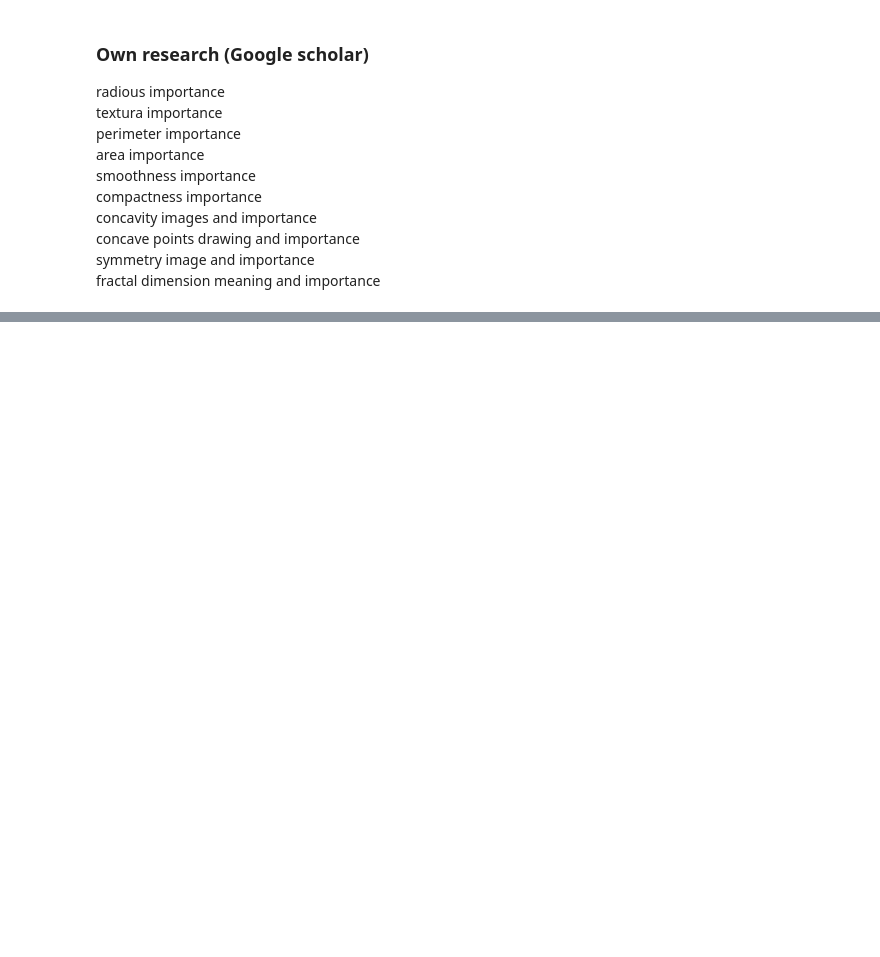
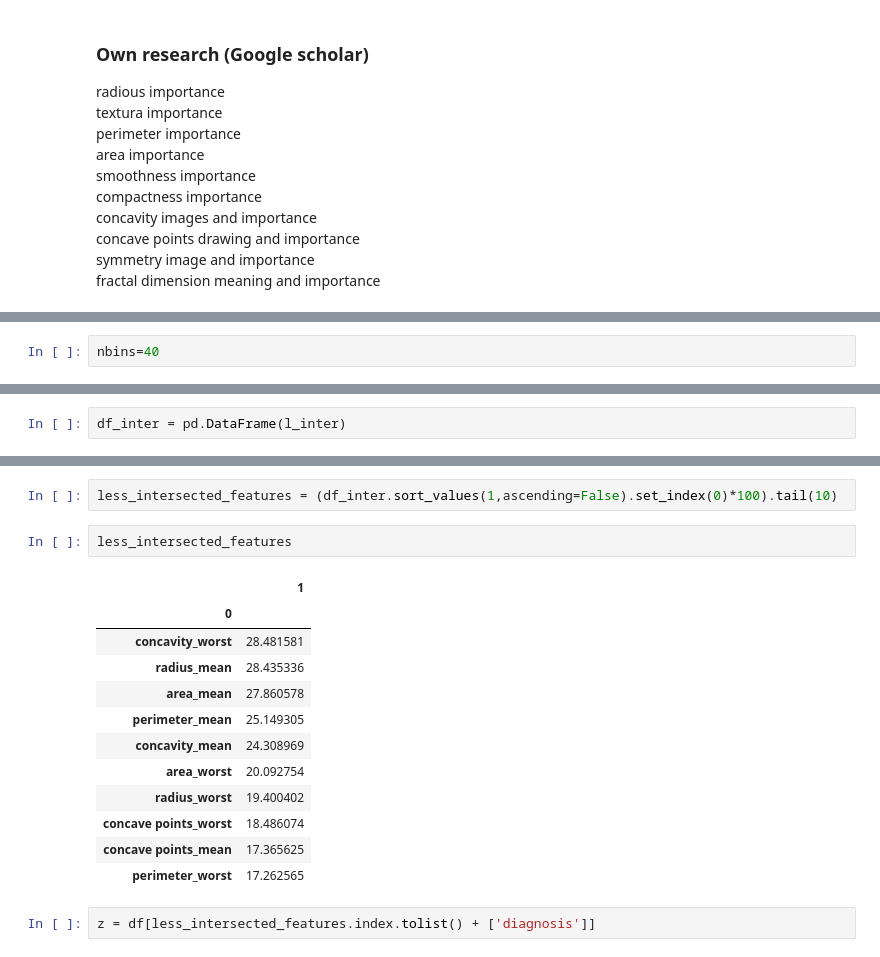
Before and after one commit to jesusshem/RepositoryToy, a Jupyter notebook: clinical_data_example_analysis/Step 3, week 1. understanding the data and business.ipynb, the cells around one changed output, grey strips where cells are left out. Cells and saved outputs as stored; diff of their text form; blank space fills up the shorter version.

```diff
--- a/clinical_data_example_analysis/Step 3, week 1. understanding the data and business.ipynb
+++ b/clinical_data_example_analysis/Step 3, week 1. understanding the data and business.ipynb
@@ -140,0 +104,2 @@ df[df.area_mean < df.area_mean.quantile(0.95)].area_mean.to_clipboard()
+# %%
+nbins=40
@@ -140,0 +148,2 @@ df[df.area_mean < df.area_mean.quantile(0.95)].area_mean.to_clipboard()
+# %%
+df_inter = pd.DataFrame(l_inter)
@@ -140,0 +158,19 @@ df[df.area_mean < df.area_mean.quantile(0.95)].area_mean.to_clipboard()
+# %%
+less_intersected_features = (df_inter.sort_values(1,ascending=False).set_index(0)*100).tail(10)
+# %%
+less_intersected_features
+# %% [output]
+|  | 1 |
+| 0 |  |
+| concavity_worst | 28.481581 |
+| radius_mean | 28.435336 |
+| area_mean | 27.860578 |
+| perimeter_mean | 25.149305 |
+| concavity_mean | 24.308969 |
+| area_worst | 20.092754 |
+| radius_worst | 19.400402 |
+| concave points_worst | 18.486074 |
+| concave points_mean | 17.365625 |
+| perimeter_worst | 17.262565 |
+# %%
+z = df[less_intersected_features.index.tolist() + ['diagnosis']]
```
Also changed, not shown: parts of 12 cells of this notebook.
